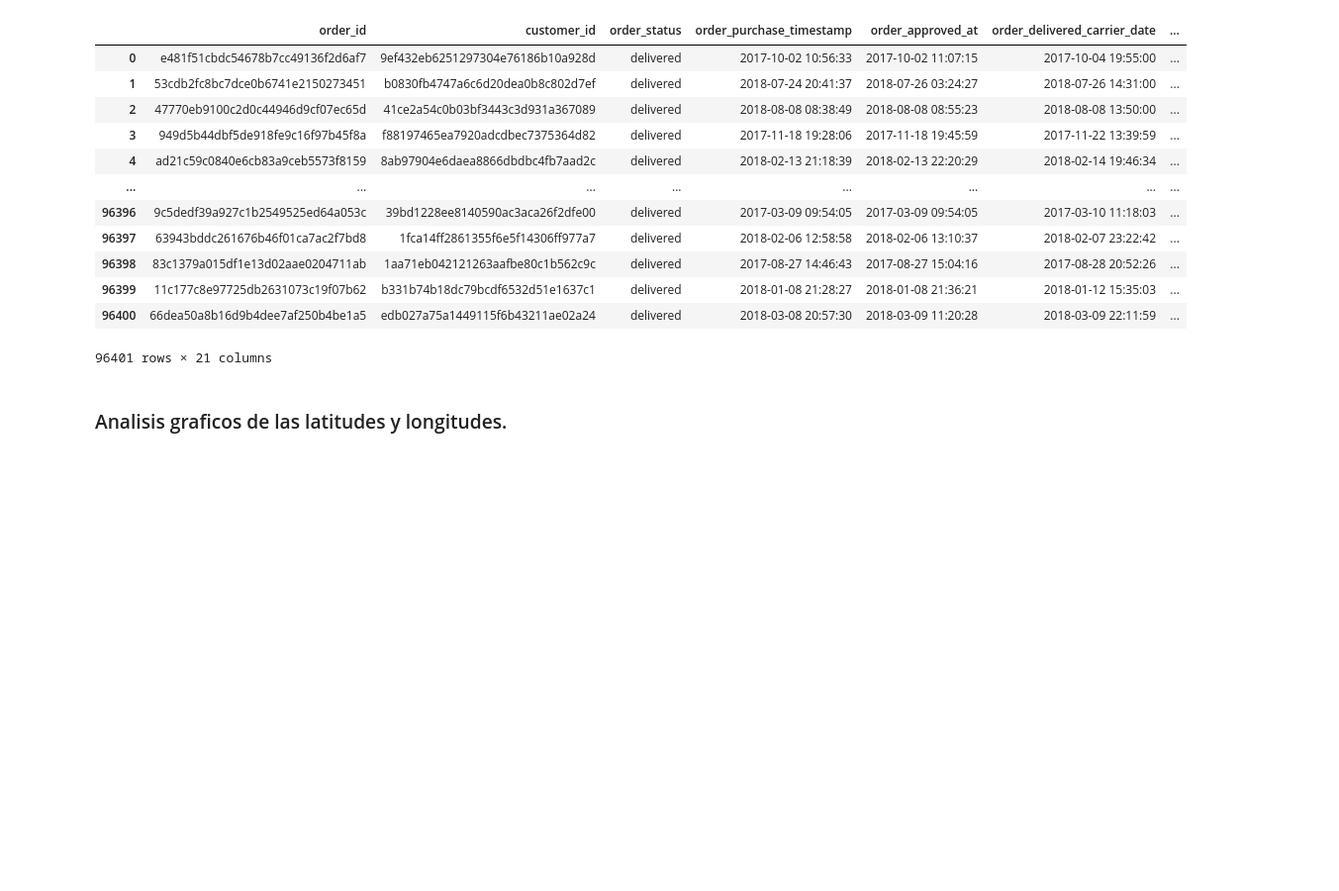
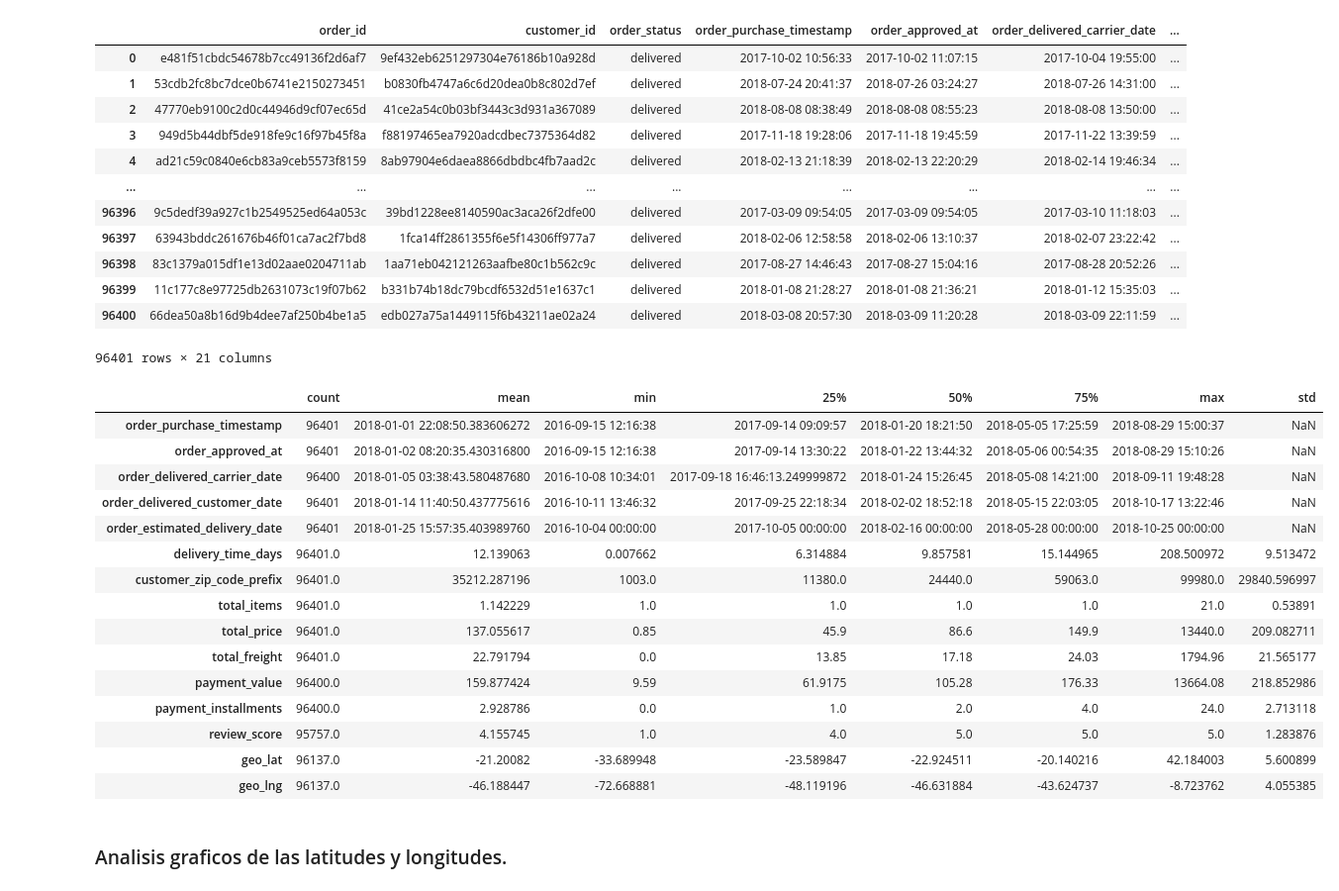
Before and after one commit to 4GeeksAcademy/sp-ml-20-final-project-g5, a Jupyter notebook: notebooks/proyectofinal.ipynb, the cells around one changed output. Shown at 99% size. Drawn from its saved outputs; the diff is of its cells as text; code cells hidden in the pictures; blank space fills up the shorter version.

```diff
--- a/notebooks/proyectofinal.ipynb
+++ b/notebooks/proyectofinal.ipynb
@@ -139,6 +139,25 @@ df
 | 96399 | 11c177c8e97725db2631073c19f07b62 | b331b74b18dc79bcdf6532d51e1637c1 | delivered | 2018-01-08 21:28:27 | 2018-01-08 21:36:21 | 2018-01-12 15:35:03 | ... |
 | 96400 | 66dea50a8b16d9b4dee7af250b4be1a5 | edb027a75a1449115f6b43211ae02a24 | delivered | 2018-03-08 20:57:30 | 2018-03-09 11:20:28 | 2018-03-09 22:11:59 | ... |
 96401 rows × 21 columns
+# %%
+df.describe().T
+# %% [output]
+|  | count | mean | min | 25% | 50% | 75% | max | std |
+| order_purchase_timestamp | 96401 | 2018-01-01 22:08:50.383606272 | 2016-09-15 12:16:38 | 2017-09-14 09:09:57 | 2018-01-20 18:21:50 | 2018-05-05 17:25:59 | 2018-08-29 15:00:37 | NaN |
+| order_approved_at | 96401 | 2018-01-02 08:20:35.430316800 | 2016-09-15 12:16:38 | 2017-09-14 13:30:22 | 2018-01-22 13:44:32 | 2018-05-06 00:54:35 | 2018-08-29 15:10:26 | NaN |
+| order_delivered_carrier_date | 96400 | 2018-01-05 03:38:43.580487680 | 2016-10-08 10:34:01 | 2017-09-18 16:46:13.249999872 | 2018-01-24 15:26:45 | 2018-05-08 14:21:00 | 2018-09-11 19:48:28 | NaN |
+| order_delivered_customer_date | 96401 | 2018-01-14 11:40:50.437775616 | 2016-10-11 13:46:32 | 2017-09-25 22:18:34 | 2018-02-02 18:52:18 | 2018-05-15 22:03:05 | 2018-10-17 13:22:46 | NaN |
+| order_estimated_delivery_date | 96401 | 2018-01-25 15:57:35.403989760 | 2016-10-04 00:00:00 | 2017-10-05 00:00:00 | 2018-02-16 00:00:00 | 2018-05-28 00:00:00 | 2018-10-25 00:00:00 | NaN |
+| delivery_time_days | 96401.0 | 12.139063 | 0.007662 | 6.314884 | 9.857581 | 15.144965 | 208.500972 | 9.513472 |
+| customer_zip_code_prefix | 96401.0 | 35212.287196 | 1003.0 | 11380.0 | 24440.0 | 59063.0 | 99980.0 | 29840.596997 |
+| total_items | 96401.0 | 1.142229 | 1.0 | 1.0 | 1.0 | 1.0 | 21.0 | 0.53891 |
+| total_price | 96401.0 | 137.055617 | 0.85 | 45.9 | 86.6 | 149.9 | 13440.0 | 209.082711 |
+| total_freight | 96401.0 | 22.791794 | 0.0 | 13.85 | 17.18 | 24.03 | 1794.96 | 21.565177 |
+| payment_value | 96400.0 | 159.877424 | 9.59 | 61.9175 | 105.28 | 176.33 | 13664.08 | 218.852986 |
+| payment_installments | 96400.0 | 2.928786 | 0.0 | 1.0 | 2.0 | 4.0 | 24.0 | 2.713118 |
+| review_score | 95757.0 | 4.155745 | 1.0 | 4.0 | 5.0 | 5.0 | 5.0 | 1.283876 |
+| geo_lat | 96137.0 | -21.20082 | -33.689948 | -23.589847 | -22.924511 | -20.140216 | 42.184003 | 5.600899 |
+| geo_lng | 96137.0 | -46.188447 | -72.668881 | -48.119196 | -46.631884 | -43.624737 | -8.723762 | 4.055385 |
 # %% [markdown]
 ### Analisis graficos de las latitudes y longitudes.
 # %%
```
Also changed, not shown: parts of 10 cells of this notebook.
